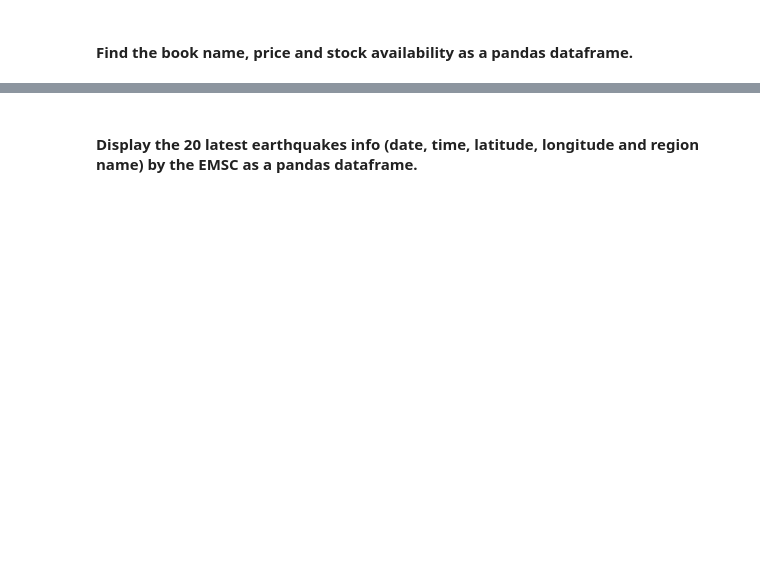
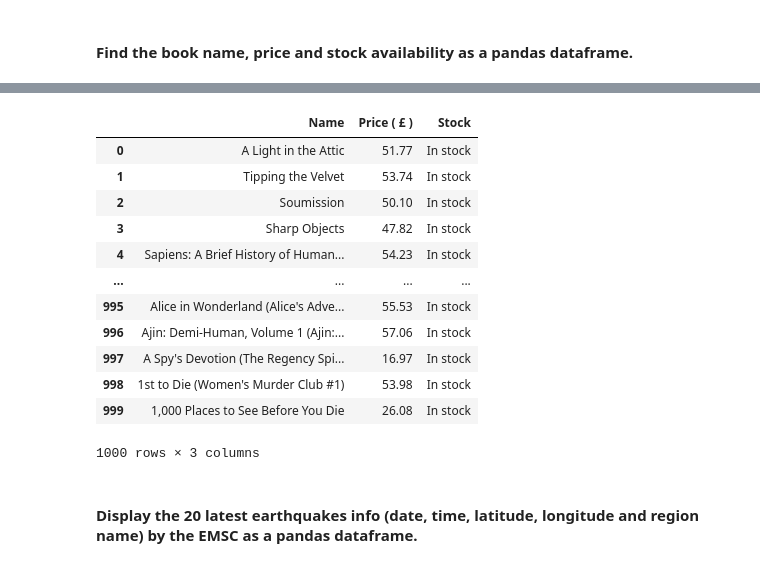
Before and after one commit to ta-data-lis/lab-web-scraping, a Jupyter notebook: your-code/main.ipynb, the cells around one changed output, grey strips where cells are left out. Drawn from its saved outputs; the diff is of its cells as text; code cells hidden in the pictures; blank space fills up the shorter version.

```diff
--- a/your-code/main.ipynb
+++ b/your-code/main.ipynb
@@ -188,3 +435,8 @@ url = 'http://api.openweathermap.org/data/2.5/weather?'+'q='+city+'&APPID=b35975
 # This is the url you will scrape in this exercise.
 # It is a fictional bookstore created to be scraped.
 url = 'http://books.toscrape.com/'
+
+number_of_pages = int([element.replace('\n', ' ').split()[-1] for element in soup.find('li', attrs= {'class': 'current'})][0])
+
+urls = ['http://books.toscrape.com/catalogue/page-'+ str(num) + '.html' for num in range(1,number_of_pages +1)]
+urls
@@ -192,0 +461,30 @@ url = 'http://books.toscrape.com/'
+# %%
+# TESTING WITH ONE:
+
+# url = 'http://books.toscrape.com/'
+# response = requests.get(url)
+# soup = BeautifulSoup(response.content, 'lxml')
+
+# titles = [title['title'] for title in soup.find_all('a', attrs = {'title': True})]
+# prices = [price.text[1:] for price in soup.find_all('p', attrs = {'class': 'price_color'})]
+# stocks = [stock.text.strip() for stock in soup.find_all('p', attrs = {'class':'instock'})]
+
+# title_price_stock = [[title,price,stock ]for title,price, stock in zip(titles,prices,stocks)]
+# title_price_stock
+
+#QUES: Can I do this without appending?
+data = []
+
+for url in urls:
+    response = requests.get(url)
+    soup = BeautifulSoup(response.content, 'lxml')
+
+    titles = [title['title'] for title in soup.find_all('a', attrs = {'title': True})]
+    prices = [price.text[1:] for price in soup.find_all('p', attrs = {'class': 'price_color'})]
+    stocks = [stock.text.strip() for stock in soup.find_all('p', attrs = {'class':'instock'})]
+    title_price_stock = [[title,price,stock ]for title,price, stock in zip(titles,prices,stocks)]
+
+    for item in title_price_stock:
+        data.append(item)
+
+data
@@ -193,3 +509,20 @@ url = 'http://books.toscrape.com/'
+# %%
+df = pd.DataFrame(data, columns = ['Name', 'Price ( £ )','Stock'])
+df
+# %% [output]
+|  | Name | Price ( £ ) | Stock |
+| 0 | A Light in the Attic | 51.77 | In stock |
+| 1 | Tipping the Velvet | 53.74 | In stock |
+| 2 | Soumission | 50.10 | In stock |
+| 3 | Sharp Objects | 47.82 | In stock |
+| 4 | Sapiens: A Brief History of Human... | 54.23 | In stock |
+| ... | ... | ... | ... |
+| 995 | Alice in Wonderland (Alice's Adve... | 55.53 | In stock |
+| 996 | Ajin: Demi-Human, Volume 1 (Ajin:... | 57.06 | In stock |
+| 997 | A Spy's Devotion (The Regency Spi... | 16.97 | In stock |
+| 998 | 1st to Die (Women's Murder Club #1) | 53.98 | In stock |
+| 999 | 1,000 Places to See Before You Die | 26.08 | In stock |
+1000 rows × 3 columns
 # %% [markdown]
 ####  Display the 20 latest earthquakes info (date, time, latitude, longitude and region name) by the EMSC as a pandas dataframe.
 # %%
```
Also changed, not shown: parts of 39 cells of this notebook, 1 other file.
